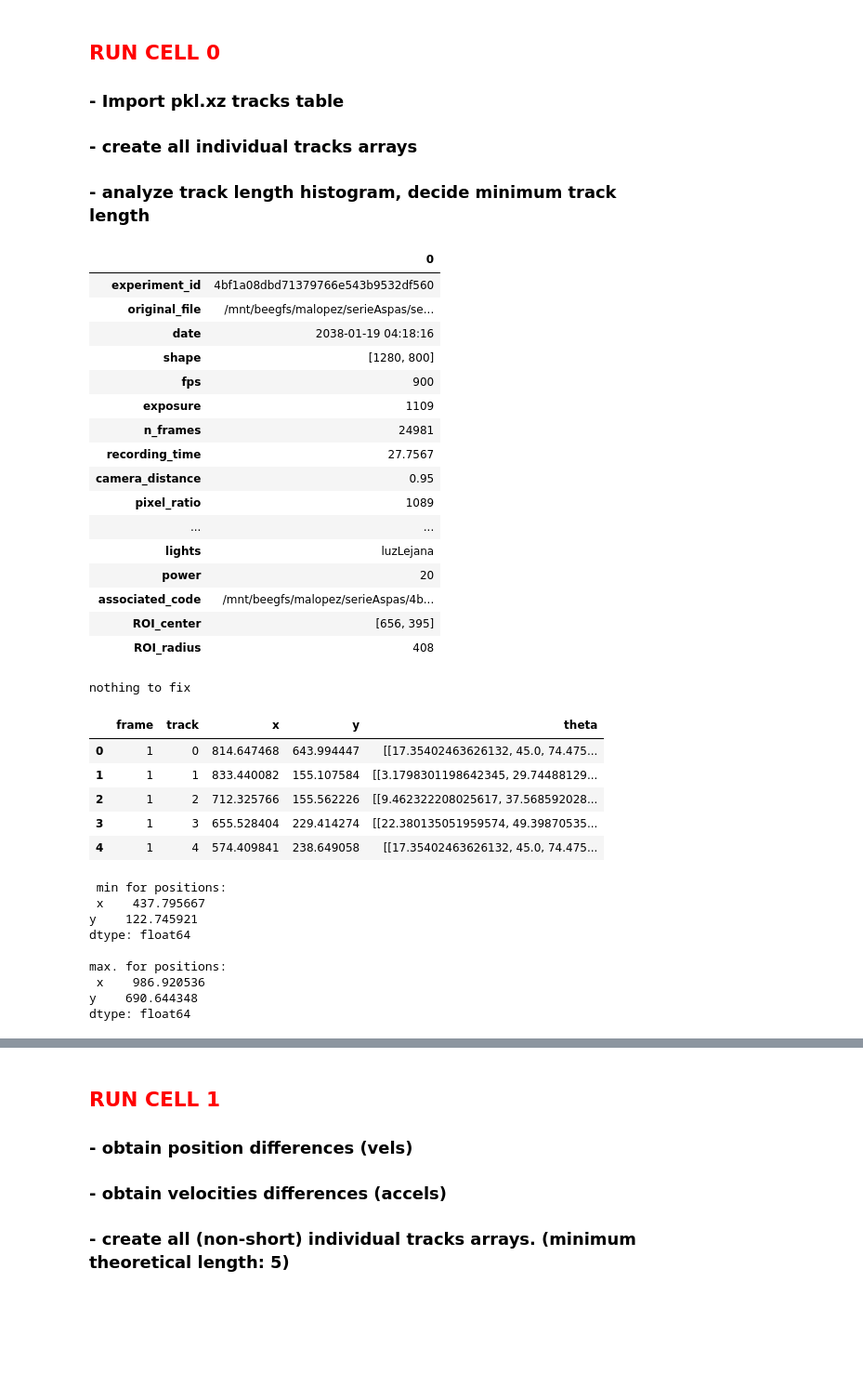
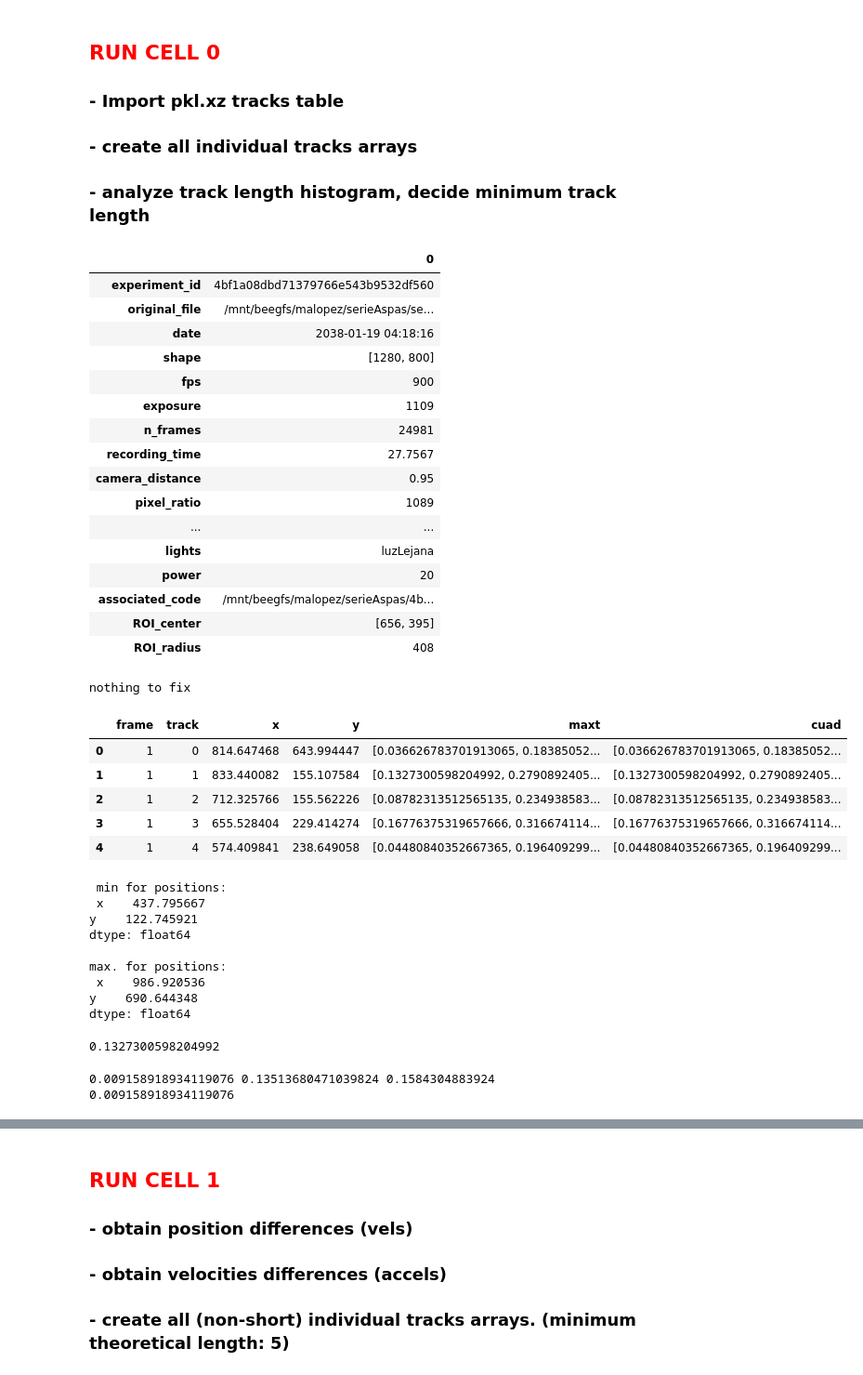
Before and after one commit to fvegar/brownian, a Jupyter notebook: chiral_tracks.ipynb, the cells around one changed output, grey strips where cells are left out. Shown: that part at 93% size. Saved outputs shown, nothing was run; the diff lists cells and outputs as text; code cells hidden in the pictures; blank space fills up the shorter version.

Commit message:
angle tracking figured out

```diff
--- a/chiral_tracks.ipynb
+++ b/chiral_tracks.ipynb
@@ -97,7 +101,7 @@ def pdisplay(info):
 # This function reads pickle binary file (.pkl) with trajectories
 def get_info(series_directory, hash_prefix):
     global info
-    nombre = './Datos/'+ series_directory +'/info/' + hash_prefix + '.txt'
+    nombre = '/data/Datos/Tracks/'+ series_directory +'/info/' + hash_prefix + '.txt'
     with open(nombre) as f:
         jsonstr = json.load(f)
     info = pd.json_normalize(jsonstr)
@@ -107,7 +111,7 @@ def get_info(series_directory, hash_prefix):
 def simple_pickle_read(series_directory, hash_prefix):
     global Nframes, Ntracks
     # Read table in pickle format
-    nombre = './Datos/' + series_directory + '/tracks/' + hash_prefix \
+    nombre = '/data/Datos/Tracks/' + series_directory + '/tracks/900fps/' + hash_prefix \
        + '.pkl.xz'
     tabla = pd.read_pickle(nombre, compression='infer')
     tabla = tabla.reset_index(drop=True) # por si los indices salen desordenados
@@ -207,7 +211,7 @@ __all__\___states(tabla):__ Builds all instantaneous states from the movie
 # %%
 #####  INDIVIDUAL TRACKS ##############
 # build a 't_id' indivitual track
-def track(t_id, tabla, dropit):
+def trackf(t_id, tabla, dropit):
     t1 = tabla.loc[tabla.track == t_id].reset_index(drop=dropit)
     return t1
 
@@ -220,7 +224,7 @@ def all_tracks(tabla,dropit):
     tr_lengths = np.empty(Ntracks,dtype=int)
     tracks = [[] for i in range(Ntracks)]
     for i in range(Ntracks):
-        tracks[i] = track(i,tabla,dropit)
+        tracks[i] = trackf(i,tabla,dropit)
         tr_lengths[i] = int(len(tracks[i]))
     return tracks
 
@@ -366,47 +370,68 @@ def scale(l_unit, t_unit, tabla):
 # %%
 # COMPLETE SET OF READING INSTRUCTIONS
 
-series_directory = 'chiral'
+series_directory = 'chiral/rho_0_025'
 hash_prefix = '4bf1a08dbd71379766e543b9532df560'
 
 info = get_info(series_directory, hash_prefix)
 
 datos = simple_pickle_read(series_directory, hash_prefix)
 datos_orig, datos = reset_track_indexes(datos)
 
 datos = datos[['frame','track','x','y','extremos']]
-datos.columns = ['frame','track','x','y','theta'];
+
+maxs = np.array([datos.extremos[i][0] for i in range(len(datos))])
+#mins = np.array([datos.extremos[i][1] for i in range(len(datos))])
+
+del datos['extremos']
+
+maxs = maxs/180
+#mins = mins/180
+
+datos['maxt'] = maxs
+#datos['mint'] = mins
+
+
+for i in range(len(datos)):
+    datos.at[i,'maxt'] = np.array(list(filter(lambda x: x<2, datos.maxt[i])))
+
+datos['cuad'] = datos['maxt']
+
+#datos.columns = ['frame','track','x','y','maxs','mins'];
 
 # imprime (formateada) cabecera de tabla de datos
 display(HTML(datos.head().to_html()))
 
 print('\n min for positions:\n', np.min(datos[['x','y']]), '\n')
 print('max. for positions:\n', np.max(datos[['x','y']]), '\n')
+
+## store tracks individually
+tracks = all_tracks(datos, True)
 # %% [output]
 |  | 0 |
 | experiment_id | 4bf1a08dbd71379766e543b9532df560 |
 | original_file | /mnt/beegfs/malopez/serieAspas/se... |
 | date | 2038-01-19 04:18:16 |
 | shape | [1280, 800] |
 | fps | 900 |
 | exposure | 1109 |
 | n_frames | 24981 |
 | recording_time | 27.7567 |
 | camera_distance | 0.95 |
 | pixel_ratio | 1089 |
 | ... | ... |
 | lights | luzLejana |
 | power | 20 |
 | associated_code | /mnt/beegfs/malopez/serieAspas/4b... |
 | ROI_center | [656, 395] |
 | ROI_radius | 408 |
 nothing to fix
-|  | frame | track | x | y | theta |
-| 0 | 1 | 0 | 814.647468 | 643.994447 | [[17.35402463626132, 45.0, 74.475... |
-| 1 | 1 | 1 | 833.440082 | 155.107584 | [[3.1798301198642345, 29.74488129... |
-| 2 | 1 | 2 | 712.325766 | 155.562226 | [[9.462322208025617, 37.568592028... |
-| 3 | 1 | 3 | 655.528404 | 229.414274 | [[22.380135051959574, 49.39870535... |
-| 4 | 1 | 4 | 574.409841 | 238.649058 | [[17.35402463626132, 45.0, 74.475... |
+|  | frame | track | x | y | maxt | cuad |
+| 0 | 1 | 0 | 814.647468 | 643.994447 | [0.036626783701913065, 0.18385052... | [0.036626783701913065, 0.18385052... |
+| 1 | 1 | 1 | 833.440082 | 155.107584 | [0.1327300598204992, 0.2790892405... | [0.1327300598204992, 0.2790892405... |
+| 2 | 1 | 2 | 712.325766 | 155.562226 | [0.08782313512565135, 0.234938583... | [0.08782313512565135, 0.234938583... |
+| 3 | 1 | 3 | 655.528404 | 229.414274 | [0.16776375319657666, 0.316674114... | [0.16776375319657666, 0.316674114... |
+| 4 | 1 | 4 | 574.409841 | 238.649058 | [0.04480840352667365, 0.196409299... | [0.04480840352667365, 0.196409299... |
  min for positions:
  x    437.795667
 y    122.745921
@@ -416,3 +441,24 @@ max. for positions:
  x    986.920536
 y    690.644348
 dtype: float64
+# %%
+theta0 = tracks[1].maxt[0][0]; print(theta0)
+# %% [output]
+0.1327300598204992
+# %%
+j = 0
+it = 0
+diff0 = tracks[1].maxt[it+1][j] - theta0 # ldiff0, rdiff0
+if (j==13):
+    ldiff1 = tracks[1].maxt[it+1][0] - theta0 + 2 # ldiffm2
+else:
+    ldiff1 = tracks[1].maxt[it+1][j+1] - theta0 # ldiff1
+if (j==0):
+    rdiff1 = -(tracks[1].maxt[it+1][13] - theta0 - 2) #rdiffM2
+else:
+    rdiff1 = tracks[1].maxt[it+1][j-1] - theta0
+next0 = min(diff0,abs(ldiff1),rdiff1); print(diff0,rdiff1,ldiff1)
+print(next0)
+# %% [output]
+0.009158918934119076 0.13513680471039824 0.1584304883924
+0.009158918934119076
```
Also changed, not shown: parts of 73 cells of this notebook.
